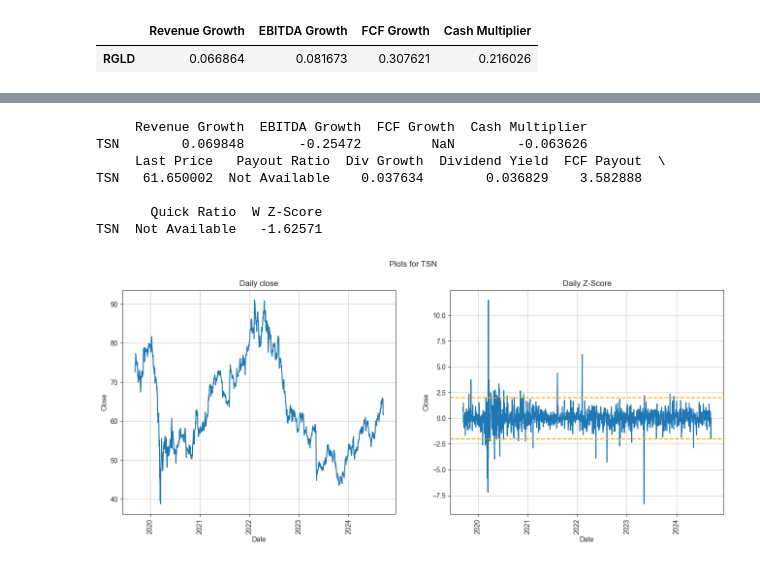
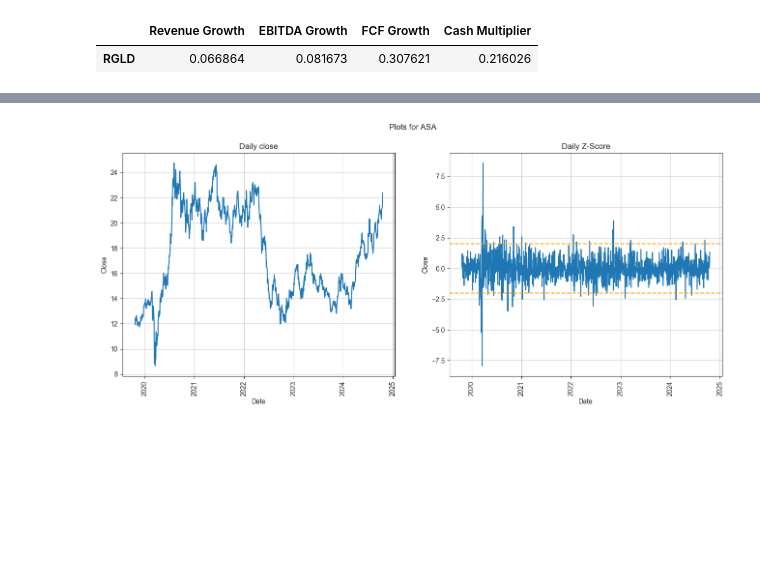
Before and after one commit to ggoni/dividend-stock-picker, a Jupyter notebook: explore-stocks.ipynb, the cells around one changed output, grey strips where cells are left out. Cells and saved outputs as stored; diff of their text form; code cells hidden in the pictures; blank space fills up the shorter version.

```diff
--- a/explore-stocks.ipynb
+++ b/explore-stocks.ipynb
@@ -248,11 +208,4 @@ LW  Not Available   0.240921
-# %%
-summary('TSN')
-# %% [output]
-     Revenue Growth  EBITDA Growth  FCF Growth  Cash Multiplier
-TSN        0.069848       -0.25472         NaN        -0.063626
-     Last Price   Payout Ratio  Div Growth  Dividend Yield  FCF Payout  \
-TSN   61.650002  Not Available    0.037634        0.036829    3.582888
-
-       Quick Ratio  W Z-Score
-TSN  Not Available   -1.62571
-[figure, removed]
+# %%
+mono('ASA')
+# %% [output]
+[figure, added]
```
Also changed, not shown: parts of 8 cells of this notebook.
